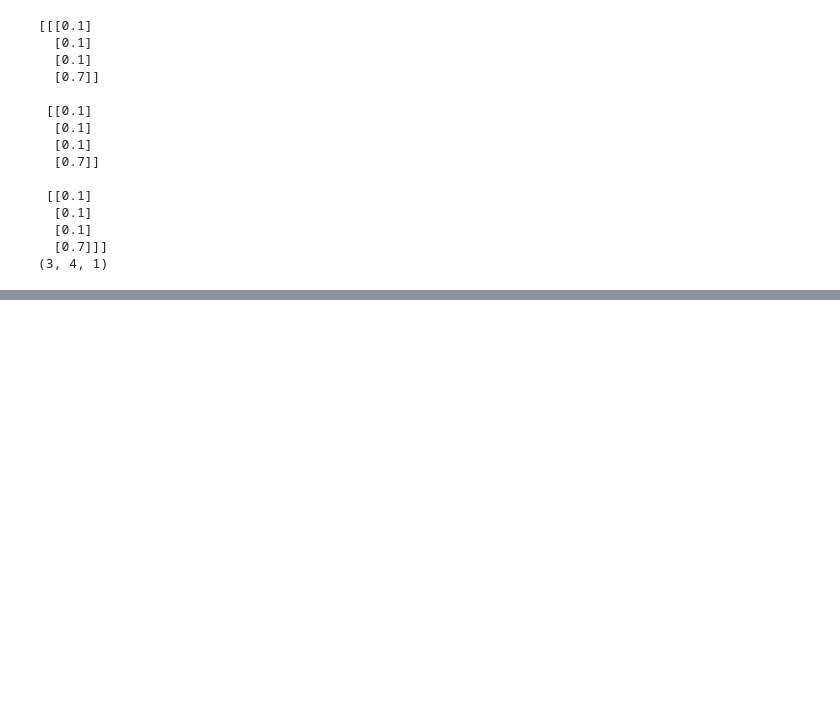
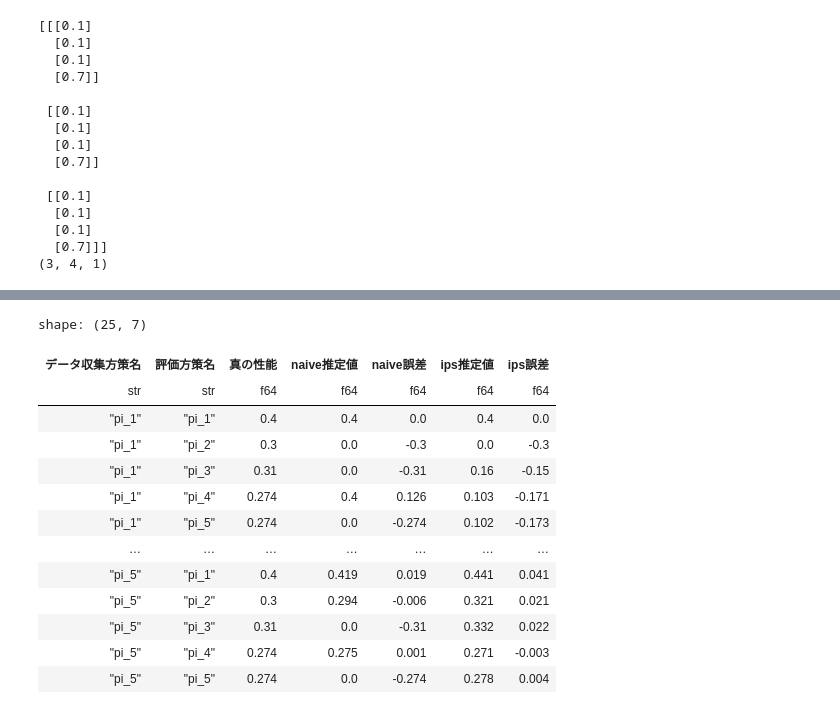
Before and after one commit to morinota/recommender-experiments, a Jupyter notebook: src/recommender_experiments/app/logging_policy_experiment/experiment.ipynb, the cells around one changed output, grey strips where cells are left out. Drawn from its saved outputs; the diff is of its cells as text; code cells hidden in the pictures; blank space fills up the shorter version.

```diff
--- a/src/recommender_experiments/app/logging_policy_experiment/experiment.ipynb
+++ b/src/recommender_experiments/app/logging_policy_experiment/experiment.ipynb
@@ -220,0 +415,28 @@ print(target_policy_name(context, action_context).shape)
+# %%
+# 小数点以下4桁までに丸める
+rounded_result_df = result_df.with_columns(
+    result_df["真の性能"].round(3),
+    result_df["naive推定値"].round(3),
+    result_df["naive誤差"].round(3),
+    result_df["ips推定値"].round(3),
+    result_df["ips誤差"].round(3),
+)
+display(rounded_result_df)
+
+# 結果をcsvファイルに保存
+rounded_result_df.write_csv("result.csv")
+# %% [output]
+shape: (25, 7)
+| データ収集方策名 | 評価方策名 | 真の性能 | naive推定値 | naive誤差 | ips推定値 | ips誤差 |
+| str | str | f64 | f64 | f64 | f64 | f64 |
+| "pi_1" | "pi_1" | 0.4 | 0.4 | 0.0 | 0.4 | 0.0 |
+| "pi_1" | "pi_2" | 0.3 | 0.0 | -0.3 | 0.0 | -0.3 |
+| "pi_1" | "pi_3" | 0.31 | 0.0 | -0.31 | 0.16 | -0.15 |
+| "pi_1" | "pi_4" | 0.274 | 0.4 | 0.126 | 0.103 | -0.171 |
+| "pi_1" | "pi_5" | 0.274 | 0.0 | -0.274 | 0.102 | -0.173 |
+| … | … | … | … | … | … | … |
+| "pi_5" | "pi_1" | 0.4 | 0.419 | 0.019 | 0.441 | 0.041 |
+| "pi_5" | "pi_2" | 0.3 | 0.294 | -0.006 | 0.321 | 0.021 |
+| "pi_5" | "pi_3" | 0.31 | 0.0 | -0.31 | 0.332 | 0.022 |
+| "pi_5" | "pi_4" | 0.274 | 0.275 | 0.001 | 0.271 | -0.003 |
+| "pi_5" | "pi_5" | 0.274 | 0.0 | -0.274 | 0.278 | 0.004 |
```
Also changed, not shown: parts of 7 cells of this notebook.
